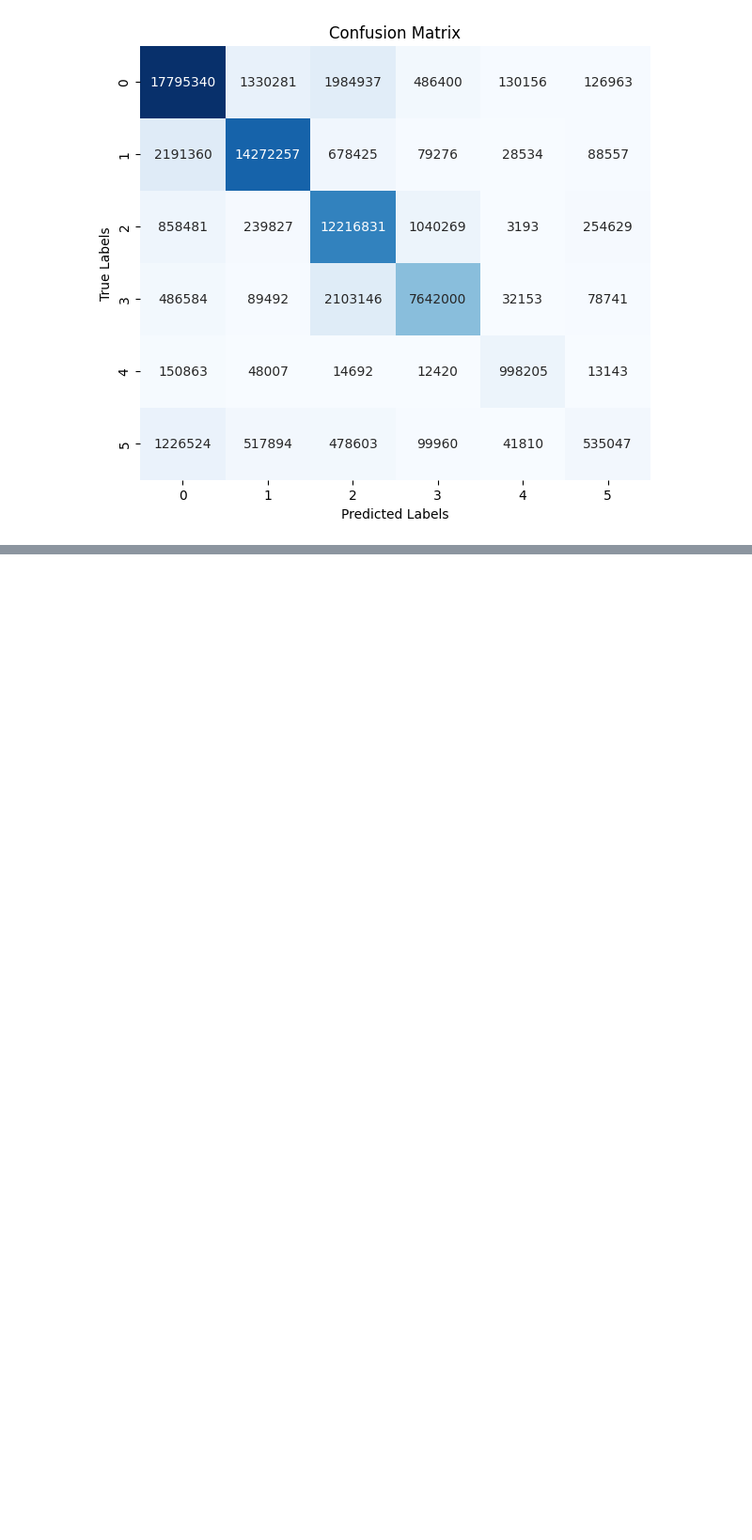
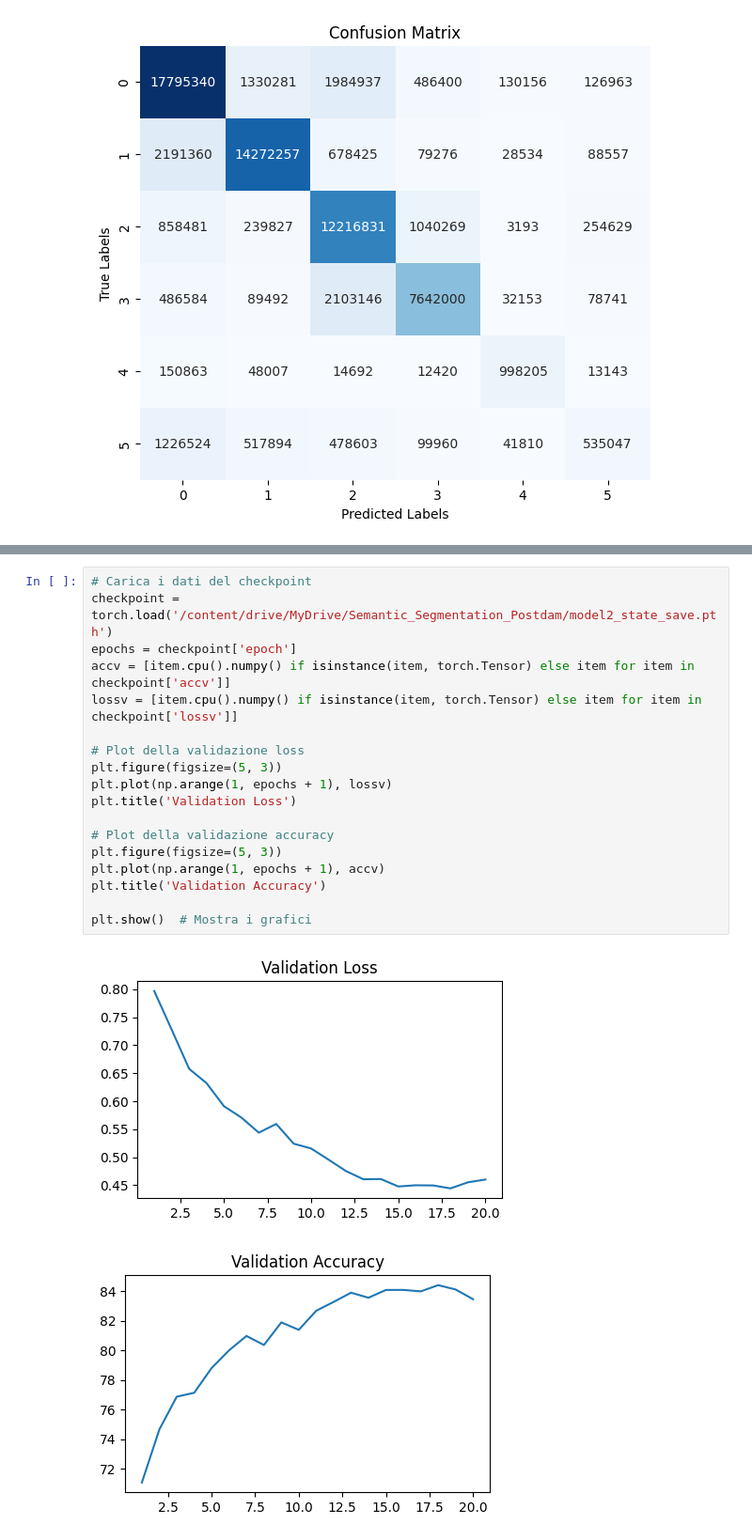
Before and after one commit to danilsab24/Semantic_Segmentation_Potsdam, a Jupyter notebook: Project.ipynb, the cells around one changed output, grey strips where cells are left out. Shown at 94% size. Drawn from its saved outputs; the diff is of its cells as text; blank space fills up the shorter version.

Commit message:
run model2

```diff
--- a/Project.ipynb
+++ b/Project.ipynb
@@ -1392,0 +1425,21 @@ plt.title('validation accuracy')
+# %%
+# Carica i dati del checkpoint
+checkpoint = torch.load('/content/drive/MyDrive/Semantic_Segmentation_Postdam/model2_state_save.pth')
+epochs = checkpoint['epoch']
+accv = [item.cpu().numpy() if isinstance(item, torch.Tensor) else item for item in checkpoint['accv']]
+lossv = [item.cpu().numpy() if isinstance(item, torch.Tensor) else item for item in checkpoint['lossv']]
+
+# Plot della validazione loss
+plt.figure(figsize=(5, 3))
+plt.plot(np.arange(1, epochs + 1), lossv)
+plt.title('Validation Loss')
+
+# Plot della validazione accuracy
+plt.figure(figsize=(5, 3))
+plt.plot(np.arange(1, epochs + 1), accv)
+plt.title('Validation Accuracy')
+
+plt.show()  # Mostra i grafici
+# %% [output]
+[figure, added]
+[figure, added]
```
Also changed, not shown: parts of 11 cells of this notebook.
